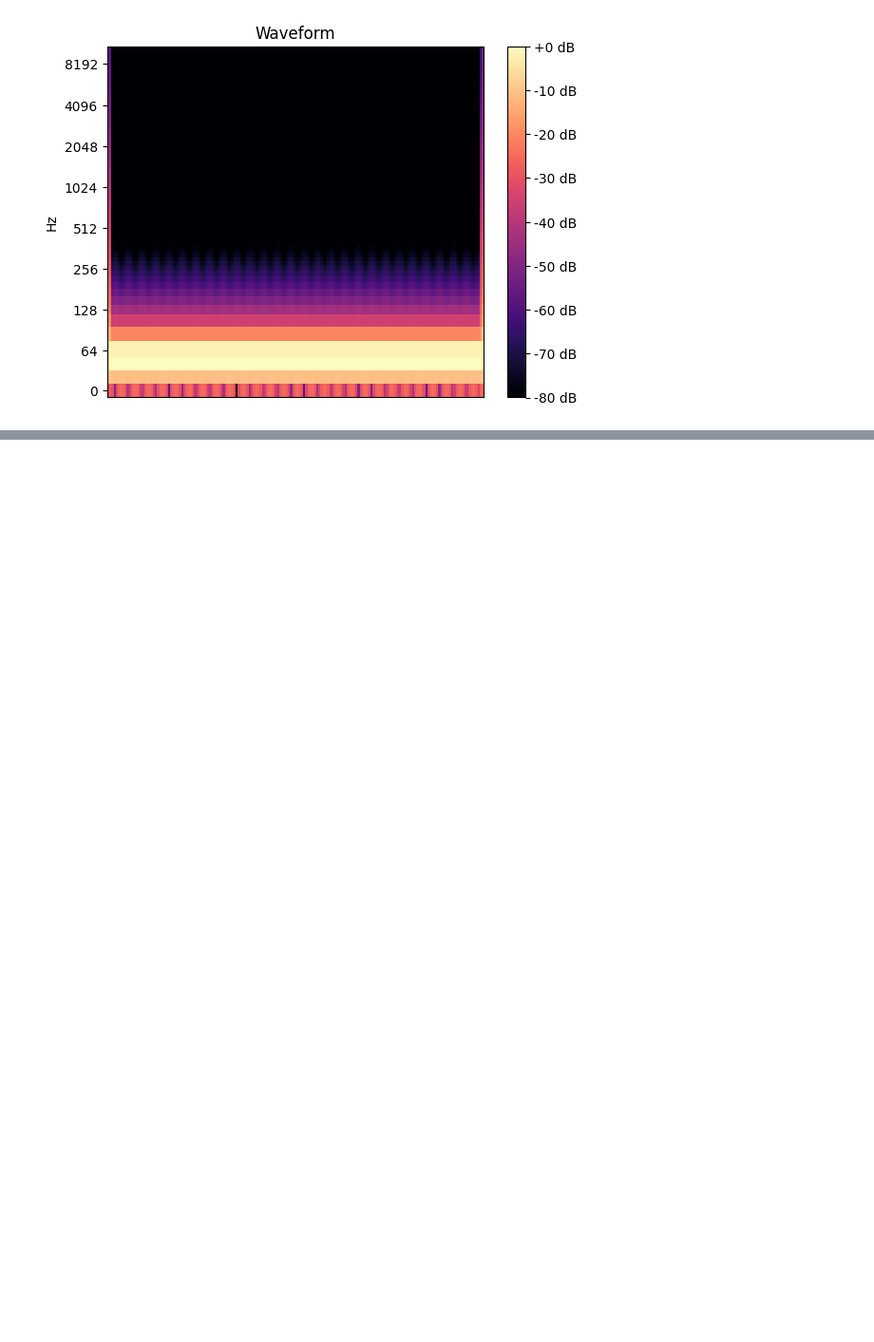
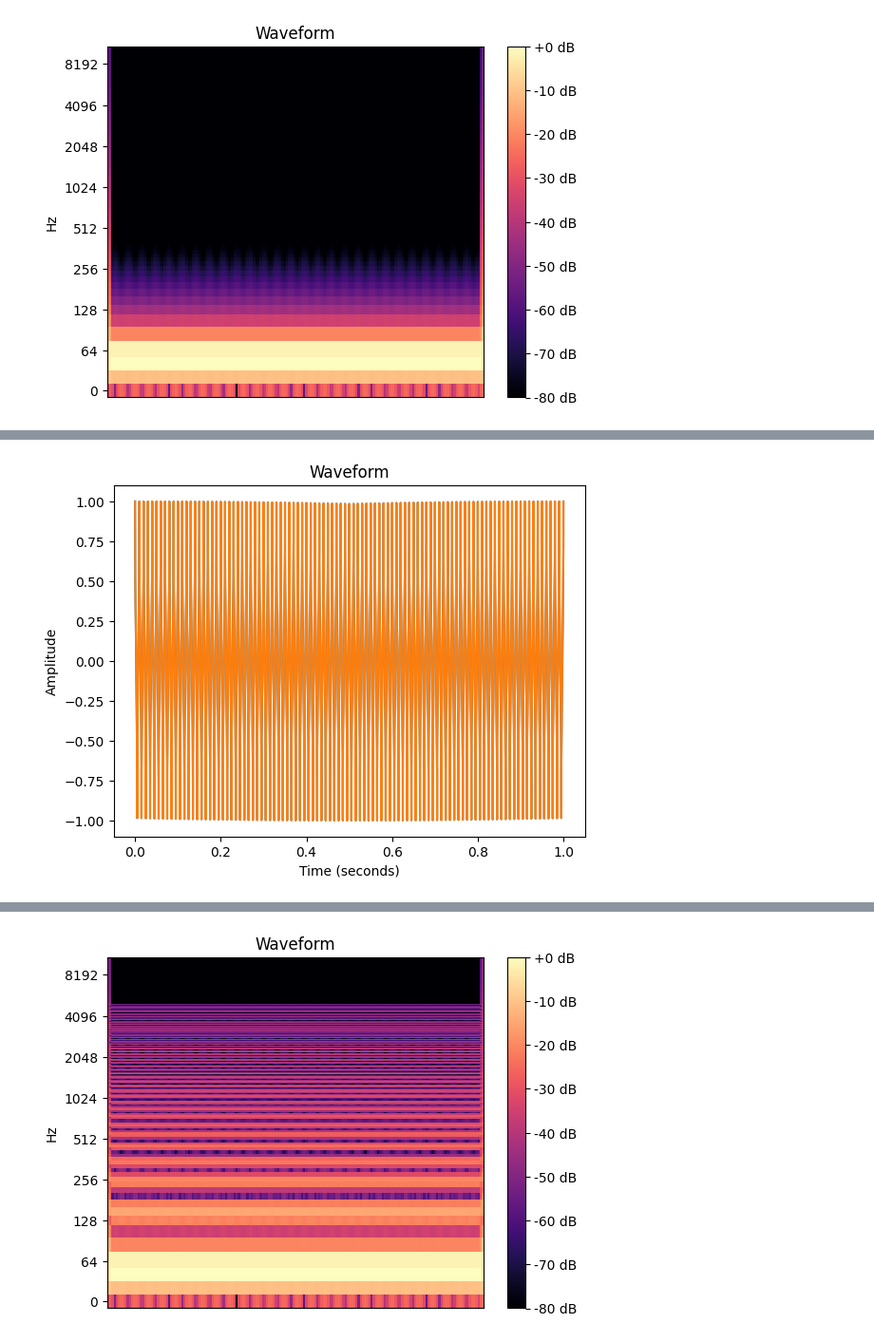
Before and after one commit to BrianaF691/MusicComputing-, a Jupyter notebook: assignments/labAssignment4.ipynb, the cells around one changed output, grey strips where cells are left out. Shown at 95% size. Drawn from its saved outputs; the diff is of its cells as text; code cells hidden in the pictures; blank space fills up the shorter version.

```diff
--- a/assignments/labAssignment4.ipynb
+++ b/assignments/labAssignment4.ipynb
@@ -171,10 +174,12 @@ IPython.display.Audio()
 # %%
 frequency = 100
 samplingRate = 44100
 numHarmonics = 100
 waveType = 'square'
 winSize = 1024
 specType = 'log'
 
-visualizeWaveforms()
-IPython.display.Audio()
+signal = visualizeWaveforms(100,44100,100,'square',1024,'log')
+IPython.display.Audio(data=signal,rate=samplingRate)
+# %% [output]
+[figure, added]
@@ -180,0 +187 @@ IPython.display.Audio()
+[figure, added]
```
Also changed, not shown: parts of 5 cells of this notebook.
